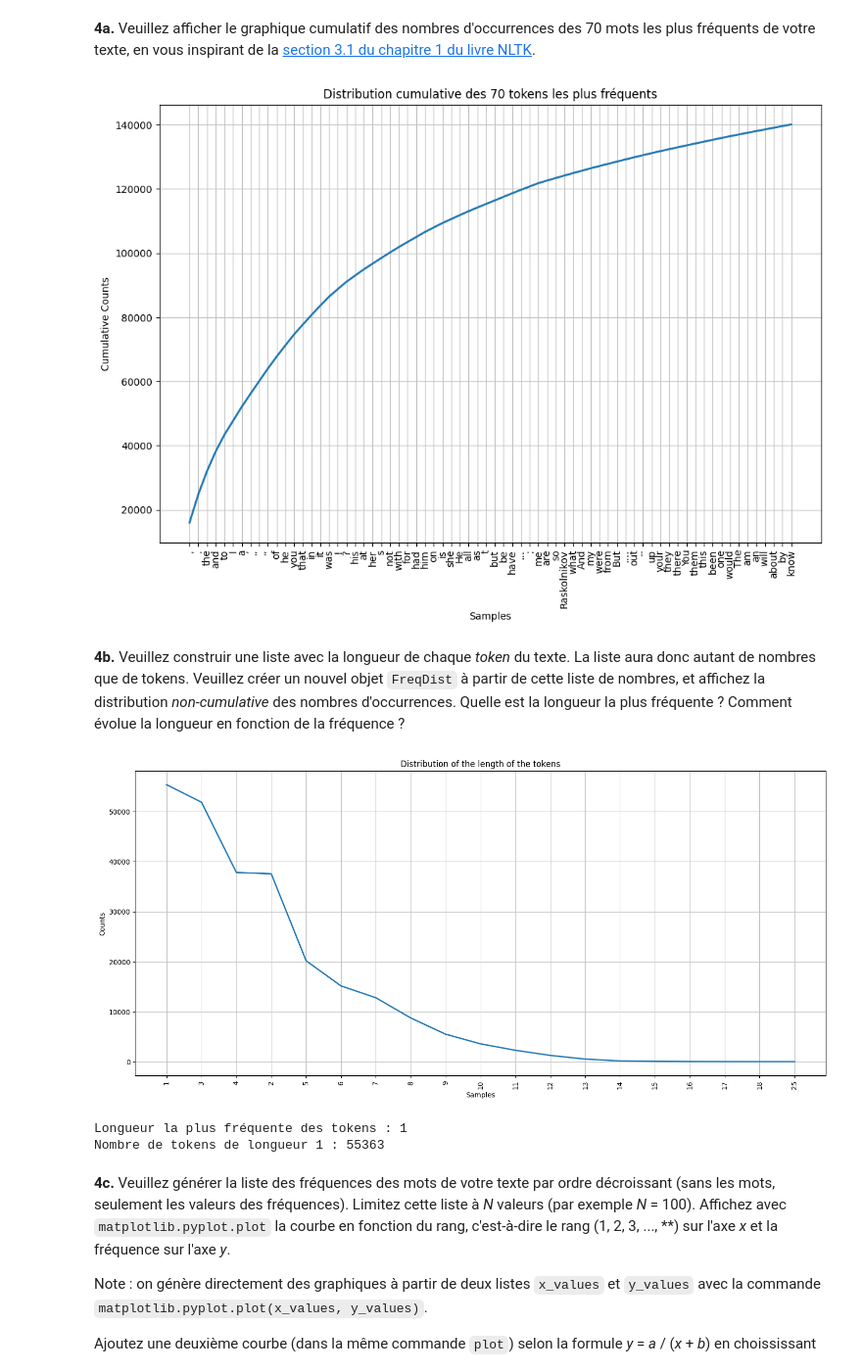
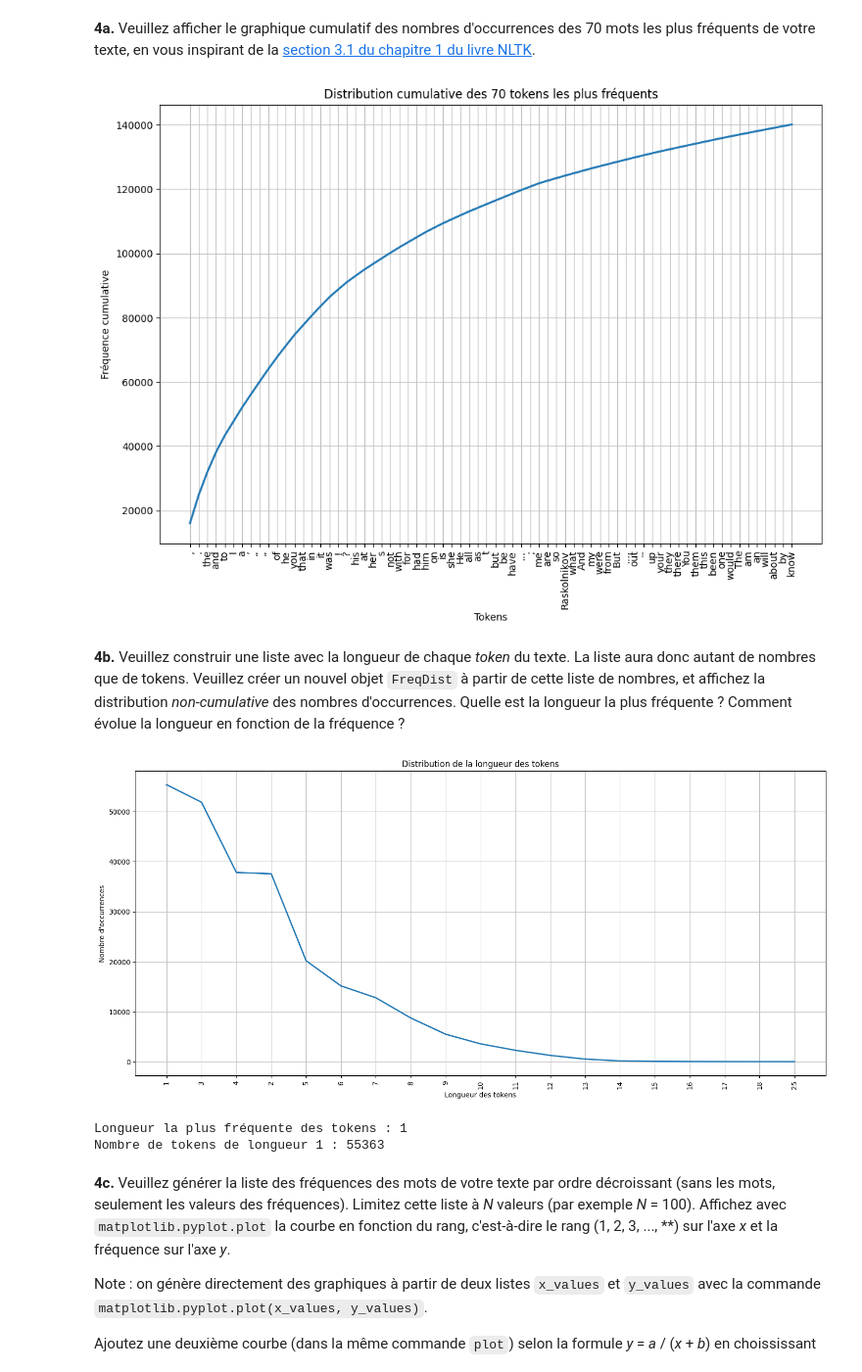
Before and after one commit to Neroil/TAL_Lab_1, a Jupyter notebook: TAL_Labo1b_student.ipynb, the cells around one changed output. Shown: that part at 98% size. Saved outputs shown, nothing was run; the diff lists cells and outputs as text; code cells hidden in the pictures.

```diff
--- a/TAL_Labo1b_student.ipynb
+++ b/TAL_Labo1b_student.ipynb
@@ -304,10 +304,12 @@ import matplotlib.pyplot as plt
 # %%
 # Veuillez écrire votre code ci-dessous, puis exécuter cette cellule.
 plt.figure(figsize=(12, 8))
 freq_dist.plot(70, cumulative=True, title="Distribution cumulative des 70 tokens les plus fréquents")
+plt.xlabel("Tokens")
+plt.ylabel("Fréquence cumulative")
 plt.show()
 # %% [output]
-[figure, old version]
+[figure, new version]
 # %% [markdown]
 **4b.** Veuillez construir une liste avec la longueur de chaque _token_ du texte.  La liste aura donc autant de nombres que de tokens.  Veuillez créer un nouvel objet `FreqDist` à partir de cette liste de nombres, et affichez la distribution _non-cumulative_ des nombres d'occurrences.  Quelle est la longueur la plus fréquente ?  Comment évolue la longueur en fonction de la fréquence ?
 # %%
@@ -316,12 +318,15 @@ tokens_length = [len(token) for token in all_tokens]
 fdist2 = nltk.FreqDist(tokens_length)
 
 plt.figure(figsize=(18, 8))
-fdist2.plot(title="Distribution of the length of the tokens")
+fdist2.plot(title="Distribution de la longueur des tokens")
+plt.xlabel("Longueur des tokens")
+plt.ylabel("Nombre d'occurrences")
 plt.show()
+
 print("Longueur la plus fréquente des tokens :", fdist2.max())
 print("Nombre de tokens de longueur 1 :", fdist2[1])
 # %% [output]
-[figure, old version]
+[figure, new version]
 Longueur la plus fréquente des tokens : 1
 Nombre de tokens de longueur 1 : 55363
 # %%
```
Also changed, not shown: parts of 3 cells of this notebook, 1 other file.
